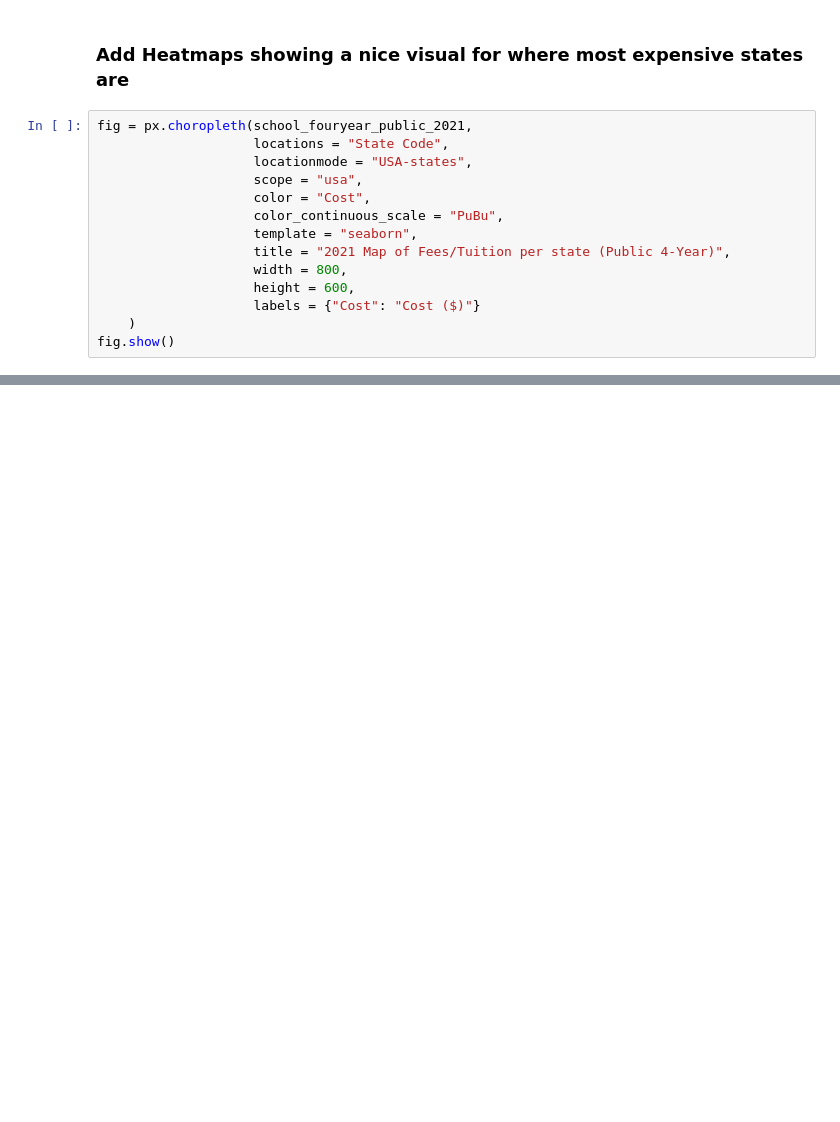
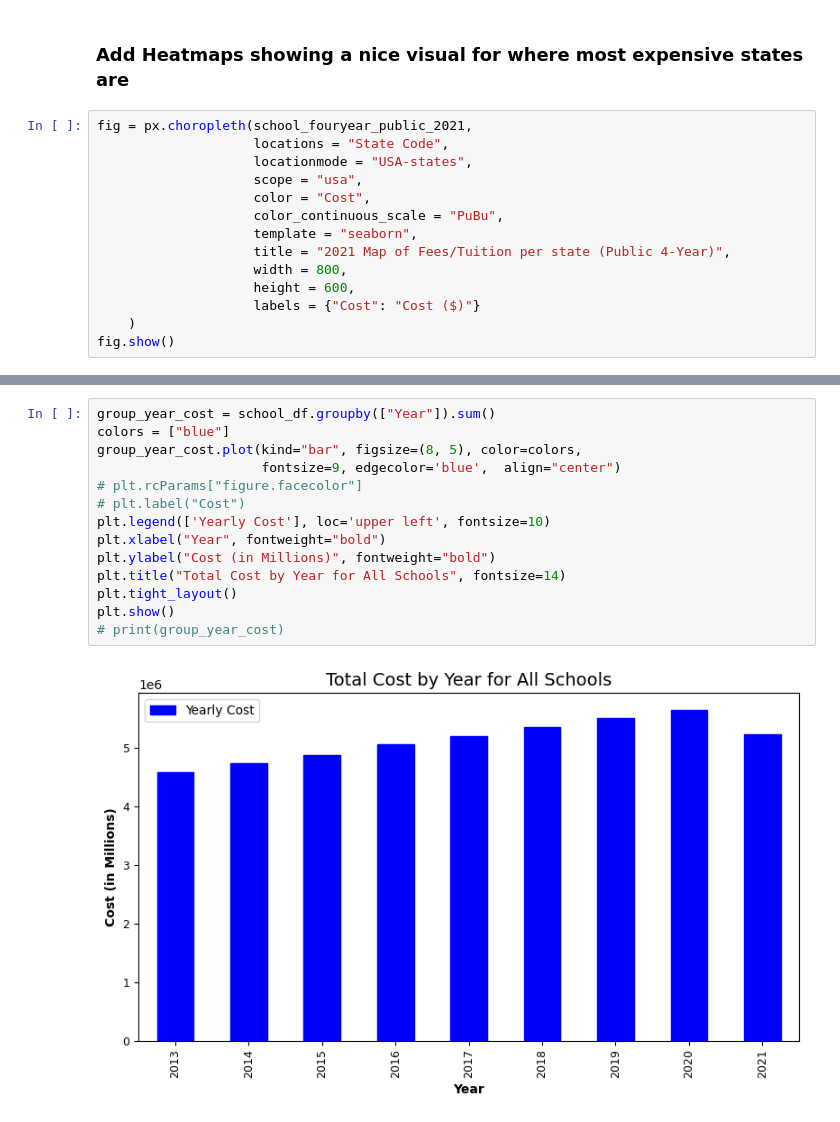
Before and after one commit to anthonybpino/Project-1-Undergrad-Student-Data, a Jupyter notebook: cost_state_2019_2021.ipynb, the cells around one changed output, grey strips where cells are left out. Saved outputs shown, nothing was run; the diff lists cells and outputs as text; blank space fills up the shorter version.

```diff
--- a/cost_state_2019_2021.ipynb
+++ b/cost_state_2019_2021.ipynb
@@ -271,0 +316,16 @@ fig.show()
+# %%
+group_year_cost = school_df.groupby(["Year"]).sum()
+colors = ["blue"]
+group_year_cost.plot(kind="bar", figsize=(8, 5), color=colors,
+                     fontsize=9, edgecolor='blue',  align="center")
+# plt.rcParams["figure.facecolor"]
+# plt.label("Cost")
+plt.legend(['Yearly Cost'], loc='upper left', fontsize=10)
+plt.xlabel("Year", fontweight="bold")
+plt.ylabel("Cost (in Millions)", fontweight="bold")
+plt.title("Total Cost by Year for All Schools", fontsize=14)
+plt.tight_layout()
+plt.show()
+# print(group_year_cost)
+# %% [output]
+[figure, added]
```
Also changed, not shown: parts of 16 cells of this notebook, 9 other files.
